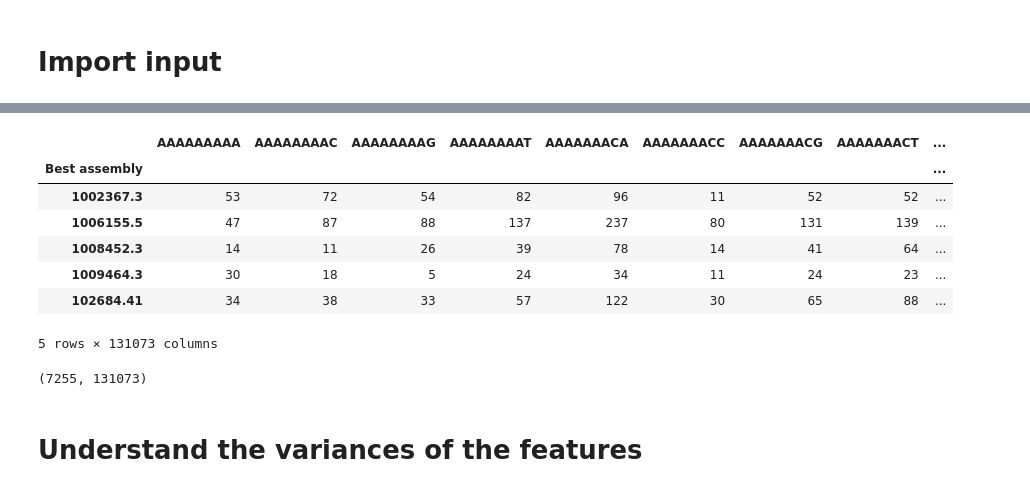
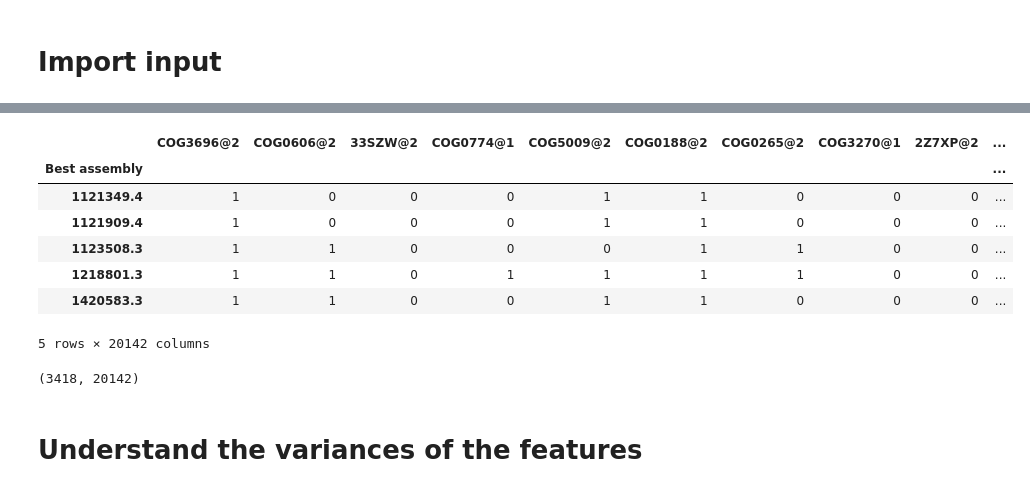
Before and after one commit to ProfHeydeFranca/BacterialData, a Jupyter notebook: run_features/scripts/remove_zero-variance.ipynb, the cells around one changed output, grey strips where cells are left out. Cells and saved outputs as stored; diff of their text form; code cells hidden in the pictures.

```diff
--- a/run_features/scripts/remove_zero-variance.ipynb
+++ b/run_features/scripts/remove_zero-variance.ipynb
@@ -27,22 +27,22 @@ print("Started script! Loading input file...", datetime.datetime.now())
 
 #feature = 'kmer9Classification'
 #feature = 'kmer9Regression'
-#feature = 'gene-familiesClassification'
+feature = 'gene-familiesClassification'
 #feature = 'gene-familiesRegression'
 #feature = 'gene-families'
-feature = 'kmer9'
+#feature = 'kmer9'
 
-#abiotic_factor = 'salt'
+abiotic_factor = 'salt'
 #abiotic_factor = 'temperature'
 #abiotic_factor = 'pH'
-abiotic_factor = 'oxygen'
+#abiotic_factor = 'oxygen'
 
-#group = 'Salinity group'
+group = 'Salinity group'
 #group = 'Salt all mean'
 #group = 'Temp group'
 #group = 'Temp all mean'
 #group = 'pH all mean'
-group = 'Oxygen tolerance'
+#group = 'Oxygen tolerance'
 
 file1 = '/home/bia/Documents/bacterial_phenotypes/connecting_features_abFactors/df_' + abiotic_factor + '_' + feature + '_selected-filterNA.pickle.zst'
 
@@ -58,12 +58,12 @@ Loaded input pickle zst file... 2024-07-25 08:47:39.740133
-|  | AAAAAAAAA | AAAAAAAAC | AAAAAAAAG | AAAAAAAAT | AAAAAAACA | AAAAAAACC | AAAAAAACG | AAAAAAACT | ... |
-| Best assembly |  |  |  |  |  |  |  |  | ... |
-| 1002367.3 | 53 | 72 | 54 | 82 | 96 | 11 | 52 | 52 | ... |
-| 1006155.5 | 47 | 87 | 88 | 137 | 237 | 80 | 131 | 139 | ... |
-| 1008452.3 | 14 | 11 | 26 | 39 | 78 | 14 | 41 | 64 | ... |
-| 1009464.3 | 30 | 18 | 5 | 24 | 34 | 11 | 24 | 23 | ... |
-| 102684.41 | 34 | 38 | 33 | 57 | 122 | 30 | 65 | 88 | ... |
+|  | COG3696@2 | COG0606@2 | 33SZW@2 | COG0774@1 | COG5009@2 | COG0188@2 | COG0265@2 | COG3270@1 | 2Z7XP@2 | ... |
+| Best assembly |  |  |  |  |  |  |  |  |  | ... |
+| 1121349.4 | 1 | 0 | 0 | 0 | 1 | 1 | 0 | 0 | 0 | ... |
+| 1121909.4 | 1 | 0 | 0 | 0 | 1 | 1 | 0 | 0 | 0 | ... |
+| 1123508.3 | 1 | 1 | 0 | 0 | 0 | 1 | 1 | 0 | 0 | ... |
+| 1218801.3 | 1 | 1 | 0 | 1 | 1 | 1 | 1 | 0 | 0 | ... |
+| 1420583.3 | 1 | 1 | 0 | 0 | 1 | 1 | 0 | 0 | 0 | ... |
-5 rows × 131073 columns
+5 rows × 20142 columns
-(7255, 131073)
+(3418, 20142)
 # %% [markdown]
 # Understand the variances of the features
 # %% [markdown]
```
Also changed, not shown: parts of 2 cells of this notebook.
